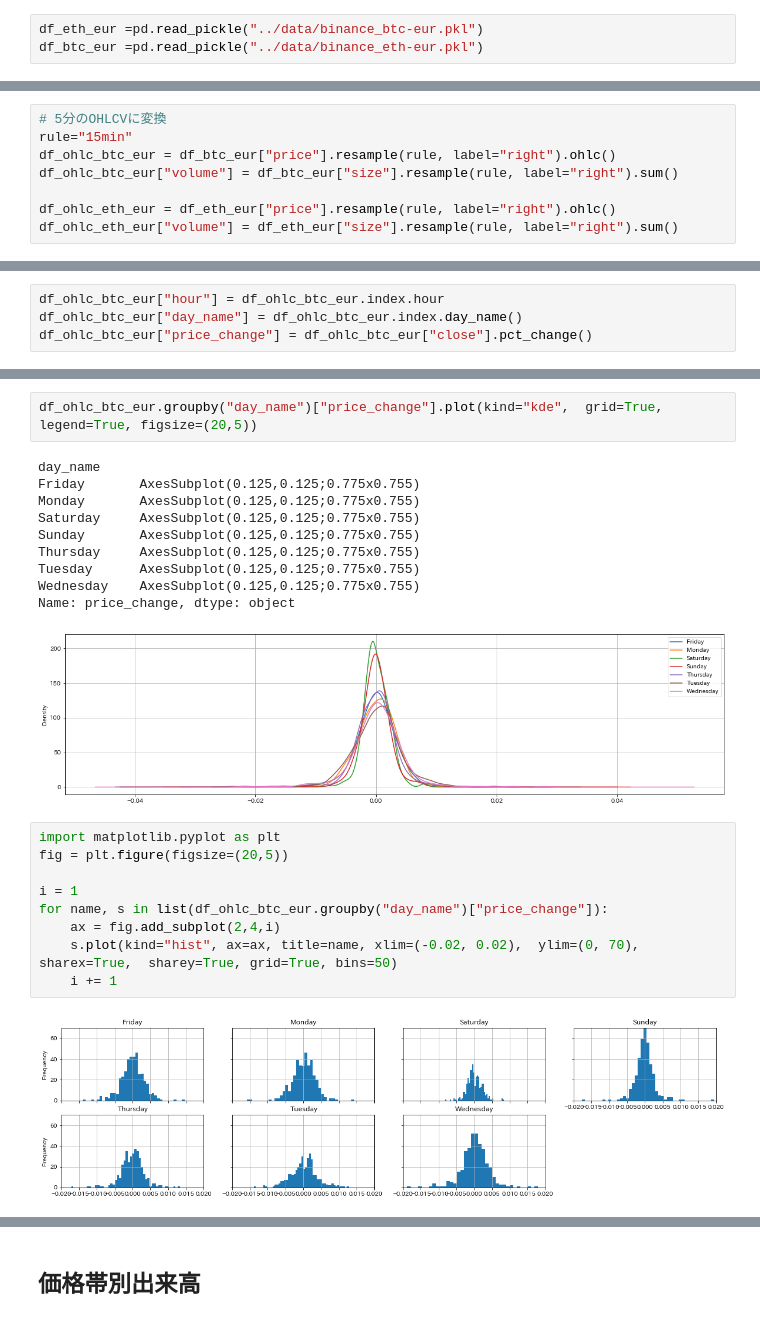
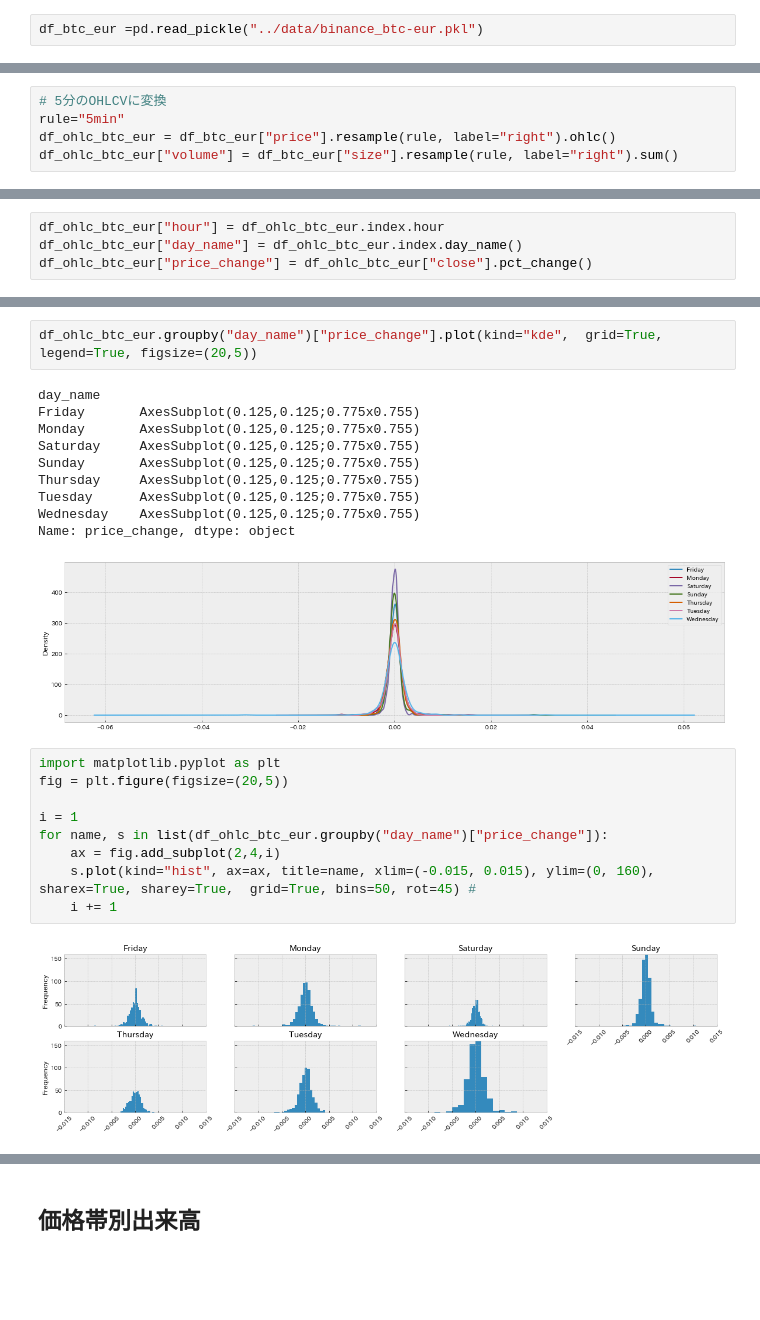
Before and after one commit to fin-py/botter4visualization, a Jupyter notebook: source/static_plots.ipynb, the cells around one changed output, grey strips where cells are left out. Cells and saved outputs as stored; diff of their text form; blank space fills up the shorter version.

```diff
--- a/source/static_plots.ipynb
+++ b/source/static_plots.ipynb
@@ -16,8 +16,7 @@
 # %%
 import pandas as pd
 # %%
-df_eth_eur =pd.read_pickle("../data/binance_btc-eur.pkl")
-df_btc_eur =pd.read_pickle("../data/binance_eth-eur.pkl")
+df_btc_eur =pd.read_pickle("../data/binance_btc-eur.pkl")
 # %%
 df_btc_eur.head()
 # %% [output]
@@ -46,11 +45,8 @@ memory usage: 60.0+ MB
 # %%
 # 5分のOHLCVに変換
-rule="15min"
+rule="5min"
 df_ohlc_btc_eur = df_btc_eur["price"].resample(rule, label="right").ohlc()
 df_ohlc_btc_eur["volume"] = df_btc_eur["size"].resample(rule, label="right").sum()
-
-df_ohlc_eth_eur = df_eth_eur["price"].resample(rule, label="right").ohlc()
-df_ohlc_eth_eur["volume"] = df_eth_eur["size"].resample(rule, label="right").sum()
 # %%
 df_ohlc_btc_eur.head()
 # %% [output]
@@ -179,18 +178,18 @@ Thursday     AxesSubplot(0.125,0.125;0.775x0.755)
 Tuesday      AxesSubplot(0.125,0.125;0.775x0.755)
 Wednesday    AxesSubplot(0.125,0.125;0.775x0.755)
 Name: price_change, dtype: object
-[figure, old version]
+[figure, new version]
 # %%
 import matplotlib.pyplot as plt
 fig = plt.figure(figsize=(20,5))
 
 i = 1
 for name, s in list(df_ohlc_btc_eur.groupby("day_name")["price_change"]):
     ax = fig.add_subplot(2,4,i)
-    s.plot(kind="hist", ax=ax, title=name, xlim=(-0.02, 0.02),  ylim=(0, 70), sharex=True,  sharey=True, grid=True, bins=50)
+    s.plot(kind="hist", ax=ax, title=name, xlim=(-0.015, 0.015), ylim=(0, 160), sharex=True, sharey=True,  grid=True, bins=50, rot=45) #
     i += 1
 # %% [output]
-[figure, old version]
+[figure, new version]
 # %%
 df_ohlc_btc_eur["prev_price_change"] = df_ohlc_btc_eur["price_change"].shift(2)
 ax = df_ohlc_btc_eur[df_ohlc_btc_eur["day_name"] == "Sunday"].plot(kind="scatter", x = "prev_price_change", y="price_change", grid=True)
```
Also changed, not shown: parts of 19 cells of this notebook, 4 other files.
